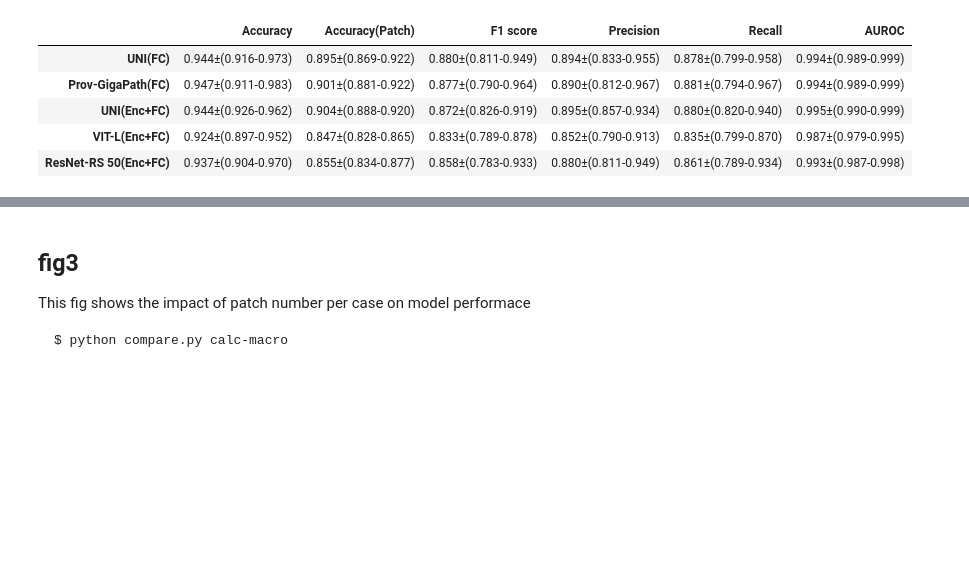
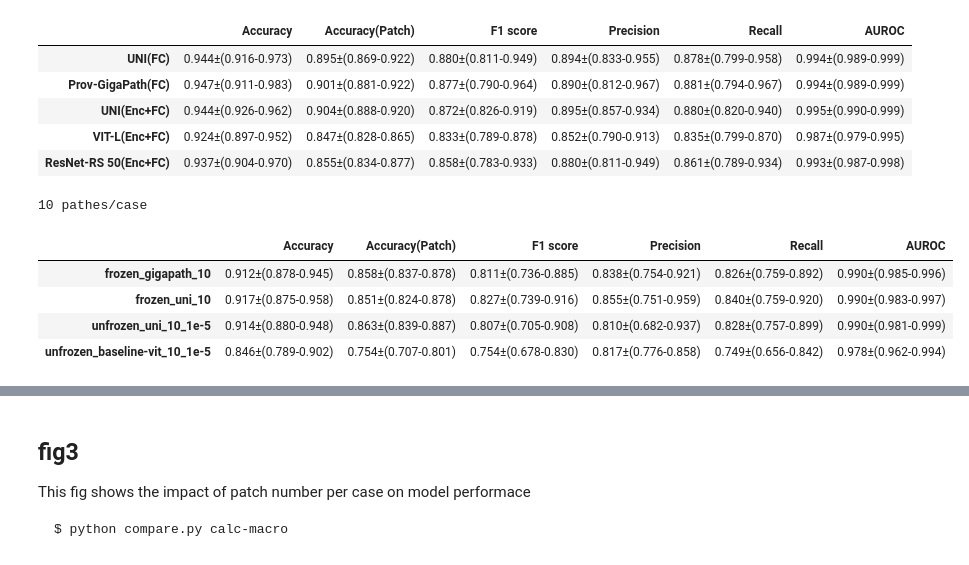
Before and after one commit to endaaman/bt, a Jupyter notebook: fig.ipynb, the cells around one changed output, grey strips where cells are left out. Saved outputs shown, nothing was run; the diff lists cells and outputs as text; code cells hidden in the pictures; blank space fills up the shorter version.

```diff
--- a/fig.ipynb
+++ b/fig.ipynb
@@ -311,4 +314,20 @@ df
 | UNI(Enc+FC) | 0.944±(0.926-0.962) | 0.904±(0.888-0.920) | 0.872±(0.826-0.919) | 0.895±(0.857-0.934) | 0.880±(0.820-0.940) | 0.995±(0.990-0.999) |
 | VIT-L(Enc+FC) | 0.924±(0.897-0.952) | 0.847±(0.828-0.865) | 0.833±(0.789-0.878) | 0.852±(0.790-0.913) | 0.835±(0.799-0.870) | 0.987±(0.979-0.995) |
 | ResNet-RS 50(Enc+FC) | 0.937±(0.904-0.970) | 0.855±(0.834-0.877) | 0.858±(0.783-0.933) | 0.880±(0.811-0.949) | 0.861±(0.789-0.934) | 0.993±(0.987-0.998) |
+# %%
+print('10 pathes/case')
+conds = [
+    'frozen_gigapath_10',
+    'frozen_uni_10',
+    'unfrozen_uni_10_1e-5',
+    'unfrozen_baseline-vit_10_1e-5',
+]
+pd.DataFrame([get_scores(c) for c in conds], index=conds)
+# %% [output]
+10 pathes/case
+|  | Accuracy | Accuracy(Patch) | F1 score | Precision | Recall | AUROC |
+| frozen_gigapath_10 | 0.912±(0.878-0.945) | 0.858±(0.837-0.878) | 0.811±(0.736-0.885) | 0.838±(0.754-0.921) | 0.826±(0.759-0.892) | 0.990±(0.985-0.996) |
+| frozen_uni_10 | 0.917±(0.875-0.958) | 0.851±(0.824-0.878) | 0.827±(0.739-0.916) | 0.855±(0.751-0.959) | 0.840±(0.759-0.920) | 0.990±(0.983-0.997) |
+| unfrozen_uni_10_1e-5 | 0.914±(0.880-0.948) | 0.863±(0.839-0.887) | 0.807±(0.705-0.908) | 0.810±(0.682-0.937) | 0.828±(0.757-0.899) | 0.990±(0.981-0.999) |
+| unfrozen_baseline-vit_10_1e-5 | 0.846±(0.789-0.902) | 0.754±(0.707-0.801) | 0.754±(0.678-0.830) | 0.817±(0.776-0.858) | 0.749±(0.656-0.842) | 0.978±(0.962-0.994) |
 # %%
```
Also changed, not shown: parts of 8 cells of this notebook.
